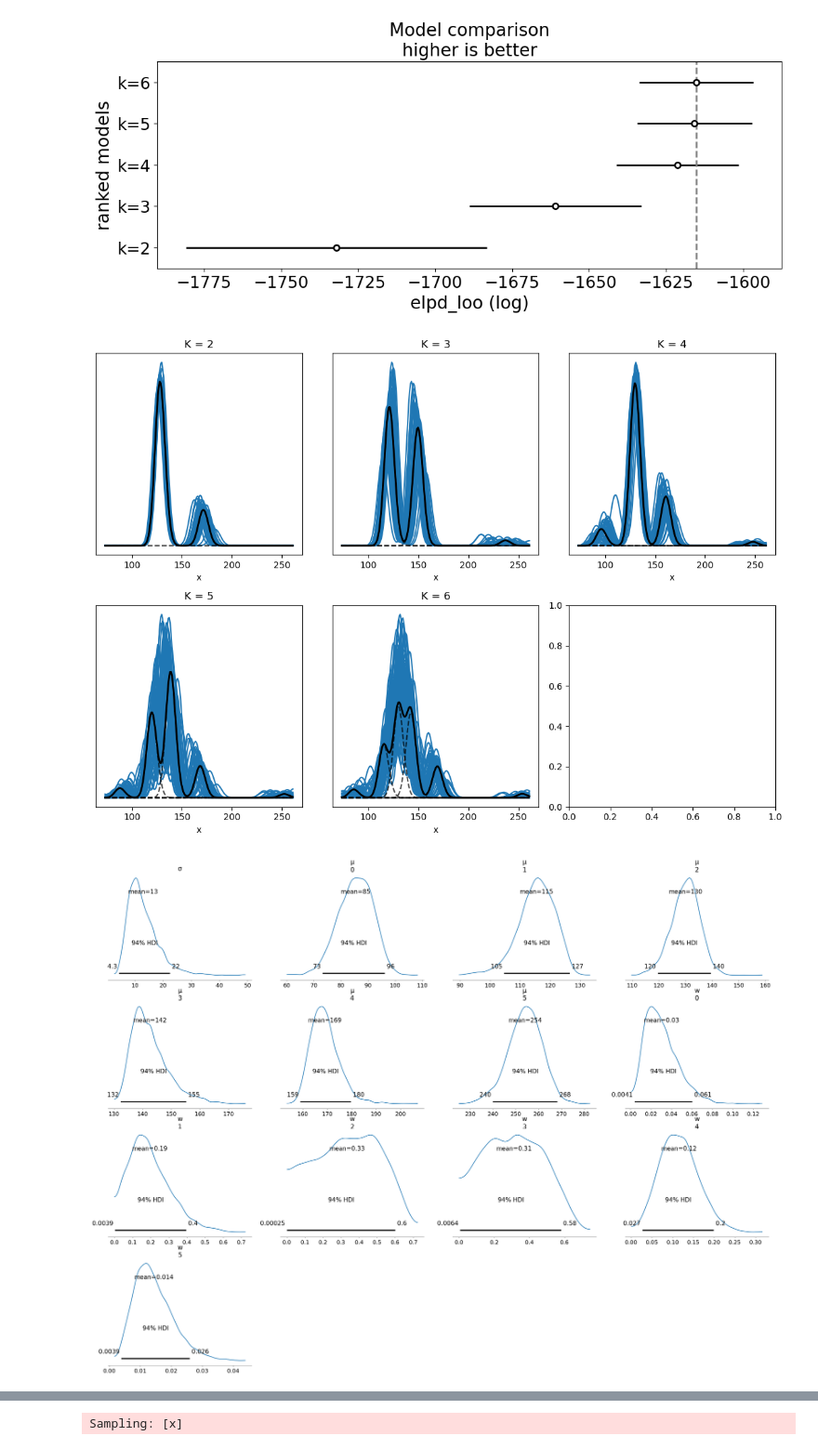
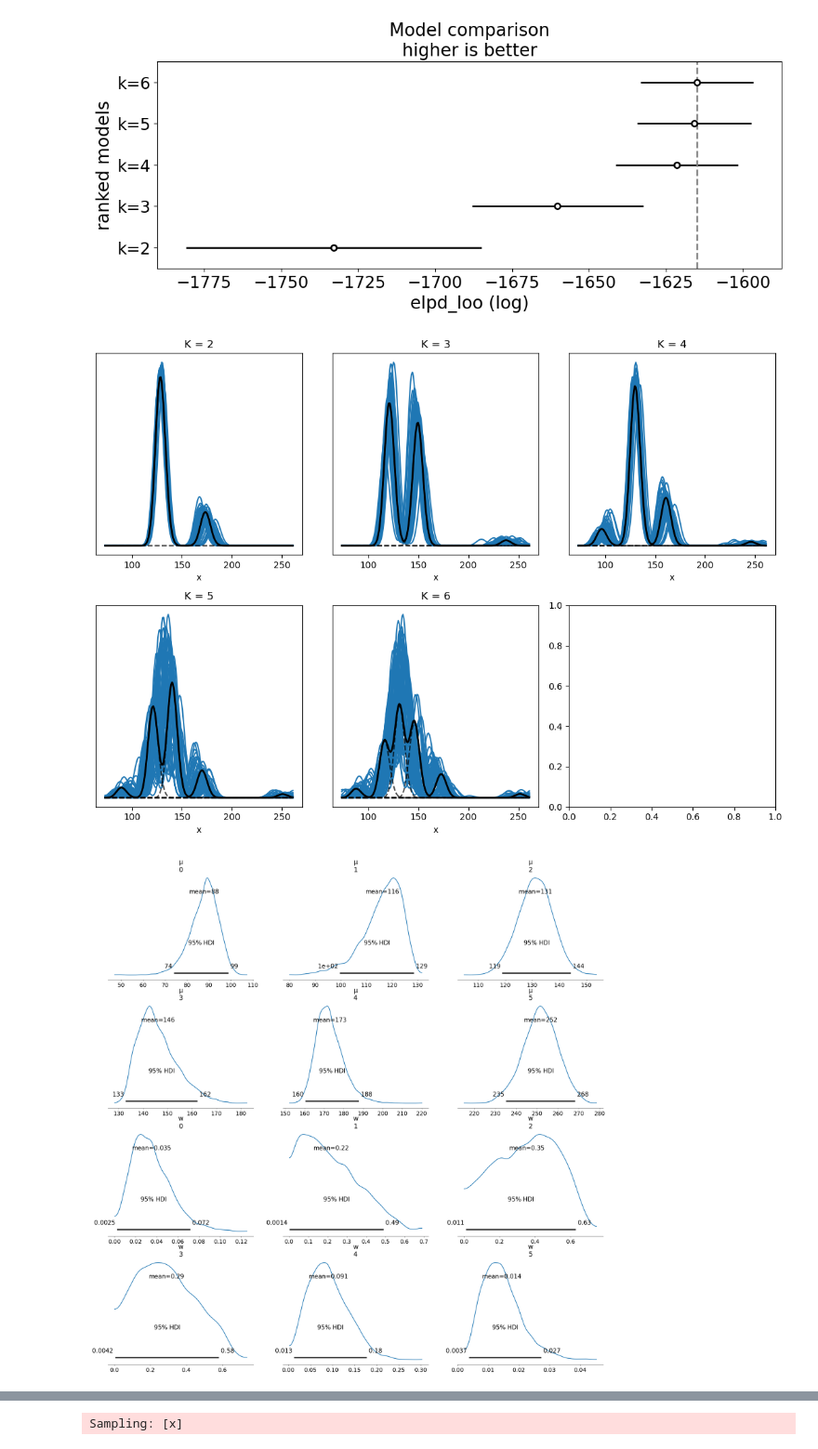
Before and after one commit to nazarenomm/Grupo4-TPI-EeI2, a Jupyter notebook: Parte2/parte_2_v3.ipynb, the cells around one changed output, grey strips where cells are left out. Shown at 93% size. Saved outputs shown, nothing was run; the diff lists cells and outputs as text; code cells hidden in the pictures.

Commit message:
sin sigma

```diff
--- a/Parte2/parte_2_v3.ipynb
+++ b/Parte2/parte_2_v3.ipynb
@@ -144,9 +137,7 @@ for k in Ks:
     μ_μ = np.quantile(obs, np.linspace(0, 1, k))
 
     with pm.Model() as poisson_mixture_model:
-        σ = pm.HalfNormal('σ', sigma=25)
-
-        μ = pm.Gamma('μ', mu=μ_μ, sigma=σ, shape=k, transform=pm.distributions.transforms.ordered)
+        μ = pm.Gamma('μ', mu=μ_μ, sigma=25, shape=k, transform=pm.distributions.transforms.ordered)
         w = pm.Dirichlet('w', a=np.ones(k))
 
         comps = [pm.Poisson.dist(mu=μ[i]) for i in range(k)]
@@ -220,9 +211,9 @@ for idx, idata_x in enumerate(idatas):
 
 plt.tight_layout();
 # %% [output]
-[figure, old version]
+[figure, new version]
 # %%
-az.plot_posterior(idatas[4]);
+az.plot_posterior(idatas[4], hdi_prob=0.95);
 # %% [output]
-[figure, old version]
+[figure, new version]
 # %% [markdown]
```
Also changed, not shown: parts of 16 cells of this notebook.
